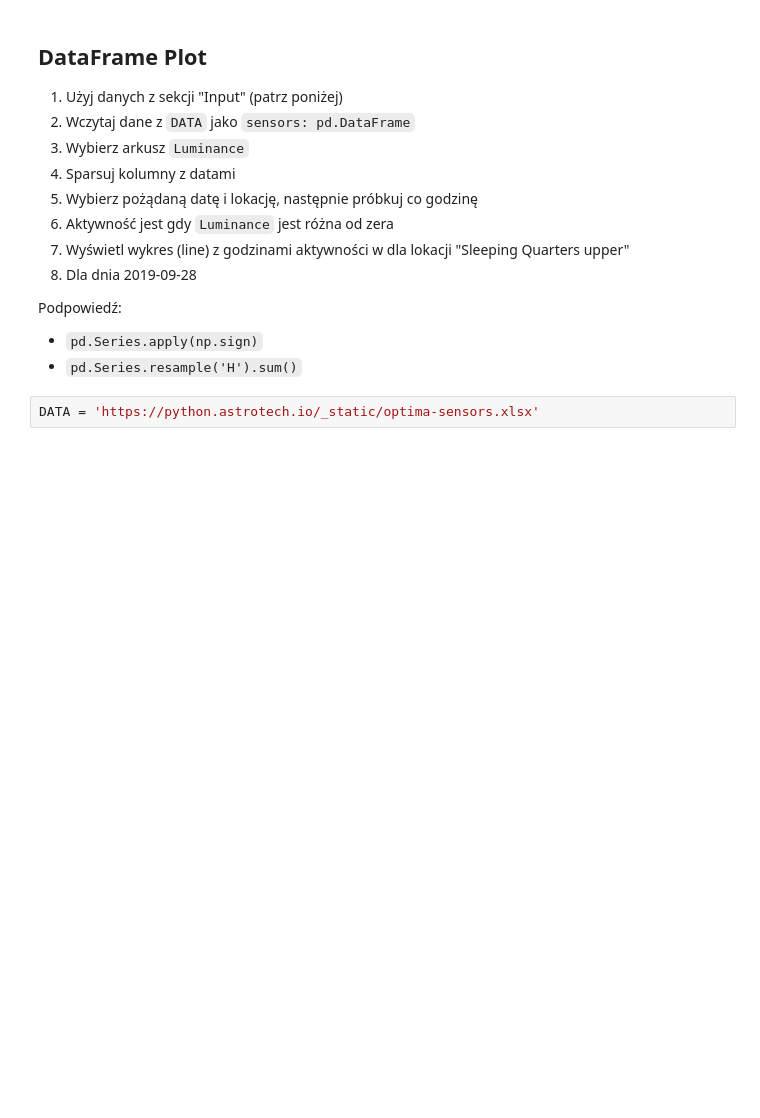
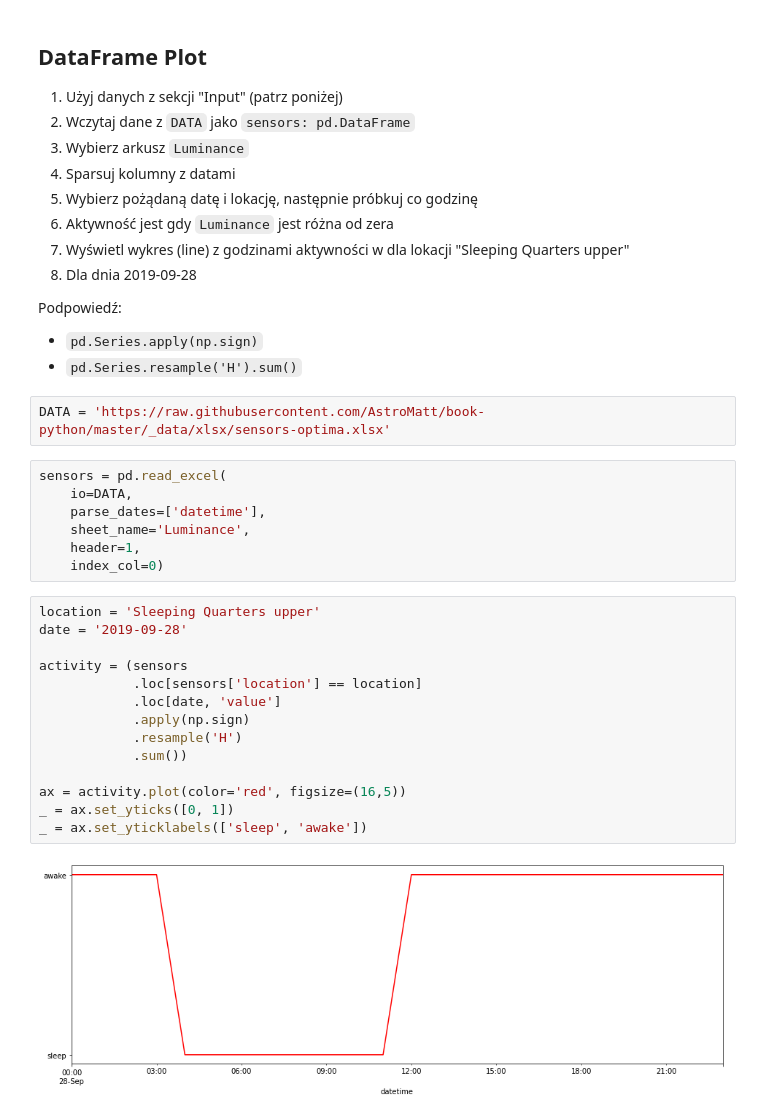
Before and after one commit to sagespl/python-masterclass, a Jupyter notebook: f04e-pandas-dataframe-dane-rozwiazania.ipynb, the cells around one changed output. Saved outputs shown, nothing was run; the diff lists cells and outputs as text; blank space fills up the shorter version.

```diff
--- a/f04e-pandas-dataframe-dane-rozwiazania.ipynb
+++ b/f04e-pandas-dataframe-dane-rozwiazania.ipynb
@@ -52,5 +178,28 @@ FILE = 'astro-eva4.sqlite3'
 Podpowiedź:
 * ``pd.Series.apply(np.sign)``
 * ``pd.Series.resample('H').sum()``
-# %%
-DATA = 'https://python.astrotech.io/_static/optima-sensors.xlsx'
+# %%
+DATA = 'https://raw.githubusercontent.com/AstroMatt/book-python/master/_data/xlsx/sensors-optima.xlsx'
+# %%
+sensors = pd.read_excel(
+    io=DATA,
+    parse_dates=['datetime'],
+    sheet_name='Luminance',
+    header=1,
+    index_col=0)
+# %%
+location = 'Sleeping Quarters upper'
+date = '2019-09-28'
+
+activity = (sensors
+            .loc[sensors['location'] == location]
+            .loc[date, 'value']
+            .apply(np.sign)
+            .resample('H')
+            .sum())
+
+ax = activity.plot(color='red', figsize=(16,5))
+_ = ax.set_yticks([0, 1])
+_ = ax.set_yticklabels(['sleep', 'awake'])
+# %% [output]
+[figure, added]
```
Also changed, not shown: parts of 17 cells of this notebook, 10 other files.
